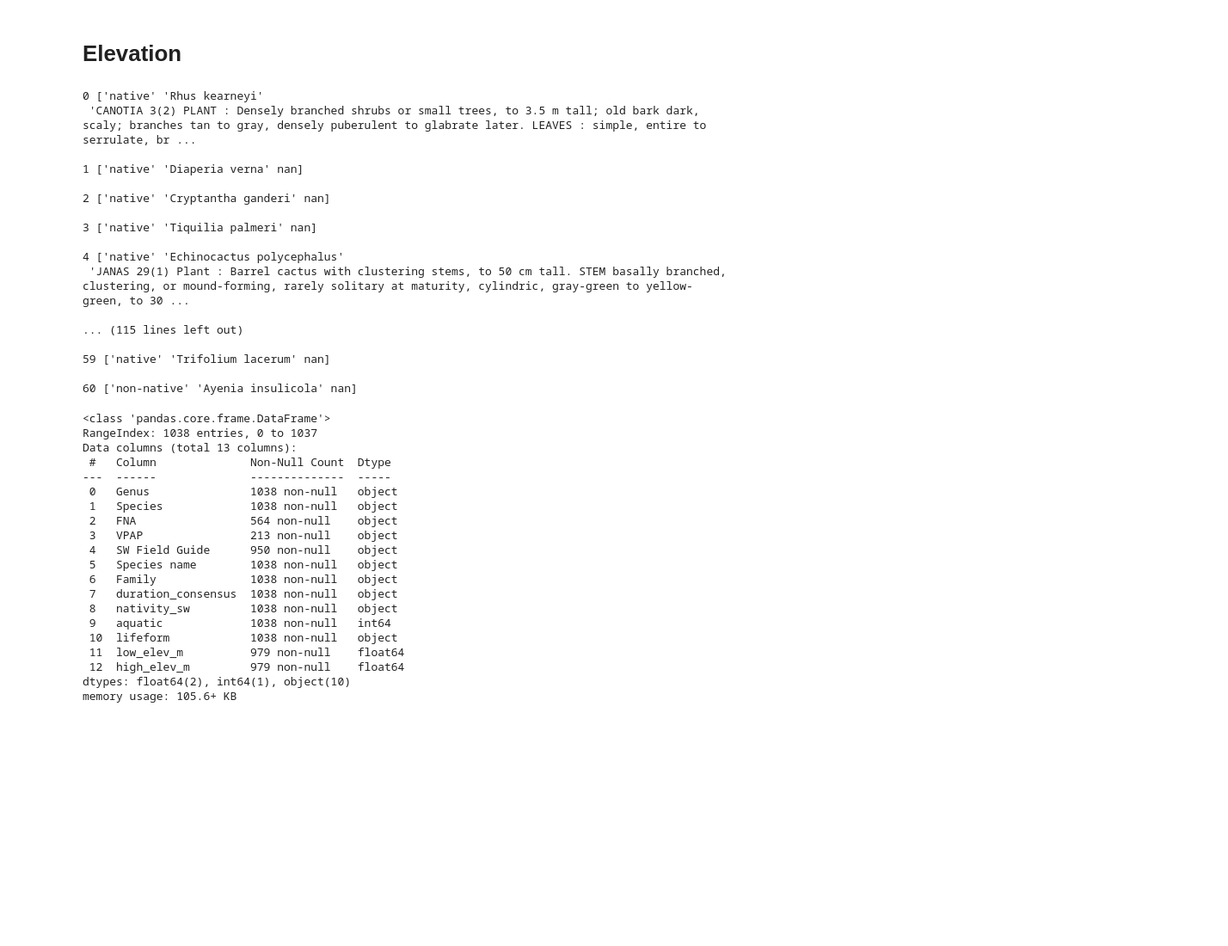
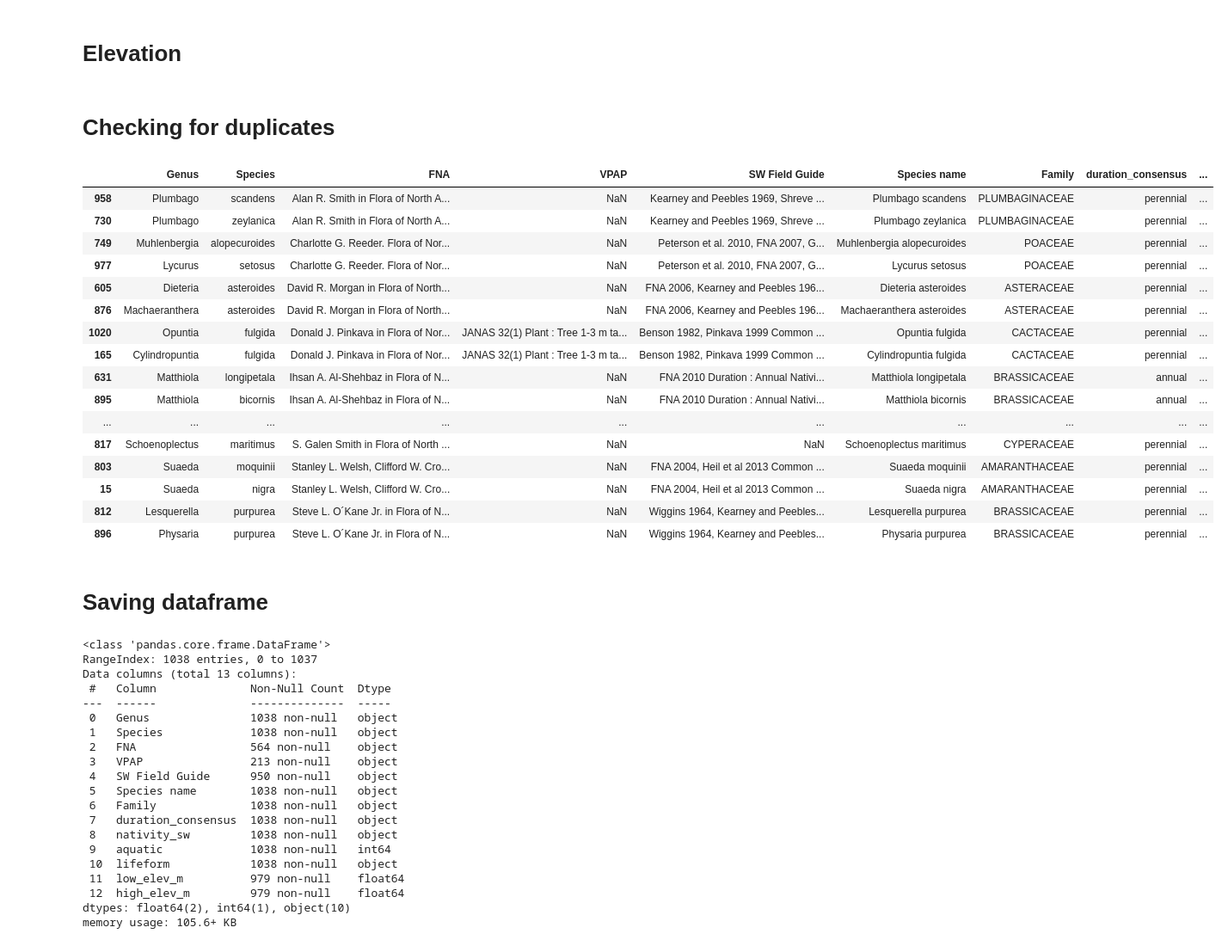
Before and after one commit to haberkornm/clonal_plants, a Jupyter notebook: extracting_features.ipynb, the cells around one changed output. Shown at 86% size. Drawn from its saved outputs; the diff is of its cells as text; code cells hidden in the pictures; blank space fills up the shorter version.

```diff
--- a/extracting_features.ipynb
+++ b/extracting_features.ipynb
@@ -818,33 +818,37 @@ high = [np.nan, np.nan, 1800, 1800, np.nan, np.nan, np.nan, np.nan, np.nan, np.n
 for i, j, k in zip(df[df.low_elev_m.isna()]['Species name'], low, high):
     df.loc[df['Species name'] == i, 'low_elev_m'] = j
     df.loc[df['Species name'] == i, 'high_elev_m'] = k
-# %%
-for i, j in zip(range(len(df[df.low_elev_m.isna()])), df[df.low_elev_m.isna()][['nativity_sw', 'Species name', 'VPAP']].values):
-    print(i, j)
-    print()
-# %% [output]
-0 ['native' 'Rhus kearneyi'
- 'CANOTIA 3(2) PLANT : Densely branched shrubs or small trees, to 3.5 m tall; old bark dark, scaly; branches tan to gray, densely puberulent to glabrate later. LEAVES : simple, entire to serrulate, br ...
-
-1 ['native' 'Diaperia verna' nan]
-
-2 ['native' 'Cryptantha ganderi' nan]
-
-3 ['native' 'Tiquilia palmeri' nan]
-
-4 ['native' 'Echinocactus polycephalus'
- 'JANAS 29(1) Plant : Barrel cactus with clustering stems, to 50 cm tall. STEM basally branched, clustering, or mound-forming, rarely solitary at maturity, cylindric, gray-green to yellow-green, to 30 ...
-
-... (115 lines left out)
-
-59 ['native' 'Trifolium lacerum' nan]
-
-60 ['non-native' 'Ayenia insulicola' nan]
 # %%
 df.loc[df['Species name'] == 'Petalonyx thurberi', 'low_elev_m'] = 0
 df.loc[df['Species name'] == 'Petalonyx thurberi', 'high_elev_m'] = 1500
 df.loc[df['Species name'] == 'Petalonyx linearis', 'low_elev_m'] = 0
 df.loc[df['Species name'] == 'Petalonyx linearis', 'high_elev_m'] = 1000
+# %% [markdown]
+# Checking for duplicates
+# %%
+dups = df[df['FNA'].notna() & df['FNA'].duplicated(keep=False)]
+# %%
+dups.sort_values('FNA')
+# %% [output]
+|  | Genus | Species | FNA | VPAP | SW Field Guide | Species name | Family | duration_consensus | ... |
+| 958 | Plumbago | scandens | Alan R. Smith in Flora of North A... | NaN | Kearney and Peebles 1969, Shreve ... | Plumbago scandens | PLUMBAGINACEAE | perennial | ... |
+| 730 | Plumbago | zeylanica | Alan R. Smith in Flora of North A... | NaN | Kearney and Peebles 1969, Shreve ... | Plumbago zeylanica | PLUMBAGINACEAE | perennial | ... |
+| 749 | Muhlenbergia | alopecuroides | Charlotte G. Reeder. Flora of Nor... | NaN | Peterson et al. 2010, FNA 2007, G... | Muhlenbergia alopecuroides | POACEAE | perennial | ... |
+| 977 | Lycurus | setosus | Charlotte G. Reeder. Flora of Nor... | NaN | Peterson et al. 2010, FNA 2007, G... | Lycurus setosus | POACEAE | perennial | ... |
+| 605 | Dieteria | asteroides | David R. Morgan in Flora of North... | NaN | FNA 2006, Kearney and Peebles 196... | Dieteria asteroides | ASTERACEAE | perennial | ... |
+| 876 | Machaeranthera | asteroides | David R. Morgan in Flora of North... | NaN | FNA 2006, Kearney and Peebles 196... | Machaeranthera asteroides | ASTERACEAE | perennial | ... |
+| 1020 | Opuntia | fulgida | Donald J. Pinkava in Flora of Nor... | JANAS 32(1) Plant : Tree 1-3 m ta... | Benson 1982, Pinkava 1999 Common ... | Opuntia fulgida | CACTACEAE | perennial | ... |
+| 165 | Cylindropuntia | fulgida | Donald J. Pinkava in Flora of Nor... | JANAS 32(1) Plant : Tree 1-3 m ta... | Benson 1982, Pinkava 1999 Common ... | Cylindropuntia fulgida | CACTACEAE | perennial | ... |
+| 631 | Matthiola | longipetala | Ihsan A. Al-Shehbaz in Flora of N... | NaN | FNA 2010 Duration : Annual Nativi... | Matthiola longipetala | BRASSICACEAE | annual | ... |
+| 895 | Matthiola | bicornis | Ihsan A. Al-Shehbaz in Flora of N... | NaN | FNA 2010 Duration : Annual Nativi... | Matthiola bicornis | BRASSICACEAE | annual | ... |
+| ... | ... | ... | ... | ... | ... | ... | ... | ... | ... |
+| 817 | Schoenoplectus | maritimus | S. Galen Smith in Flora of North ... | NaN | NaN | Schoenoplectus maritimus | CYPERACEAE | perennial | ... |
+| 803 | Suaeda | moquinii | Stanley L. Welsh, Clifford W. Cro... | NaN | FNA 2004, Heil et al 2013 Common ... | Suaeda moquinii | AMARANTHACEAE | perennial | ... |
+| 15 | Suaeda | nigra | Stanley L. Welsh, Clifford W. Cro... | NaN | FNA 2004, Heil et al 2013 Common ... | Suaeda nigra | AMARANTHACEAE | perennial | ... |
+| 812 | Lesquerella | purpurea | Steve L. O´Kane Jr. in Flora of N... | NaN | Wiggins 1964, Kearney and Peebles... | Lesquerella purpurea | BRASSICACEAE | perennial | ... |
+| 896 | Physaria | purpurea | Steve L. O´Kane Jr. in Flora of N... | NaN | Wiggins 1964, Kearney and Peebles... | Physaria purpurea | BRASSICACEAE | perennial | ... |
+# %% [markdown]
+# Saving dataframe
 # %%
 df.info()
 # %% [output]
```
Also changed, not shown: parts of 2 cells of this notebook.
